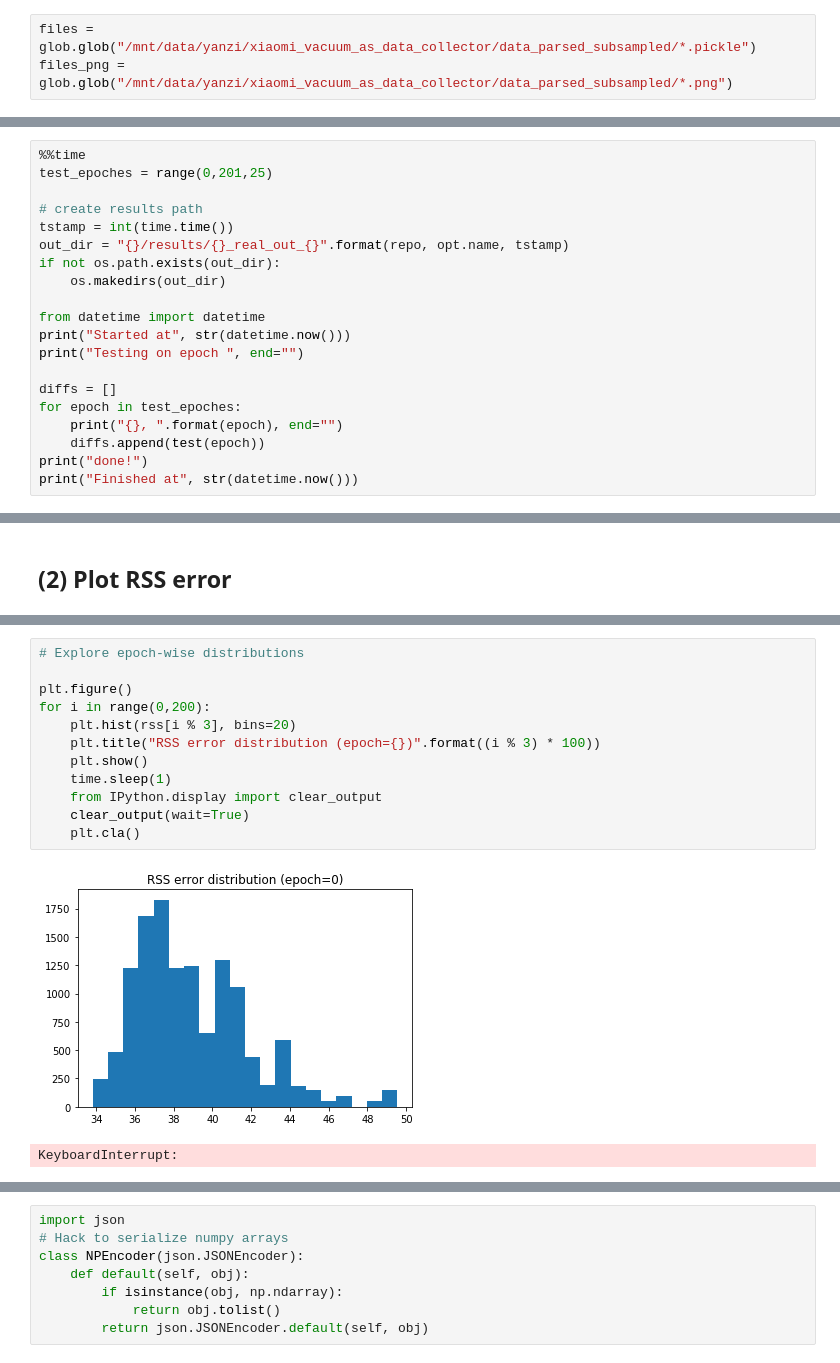
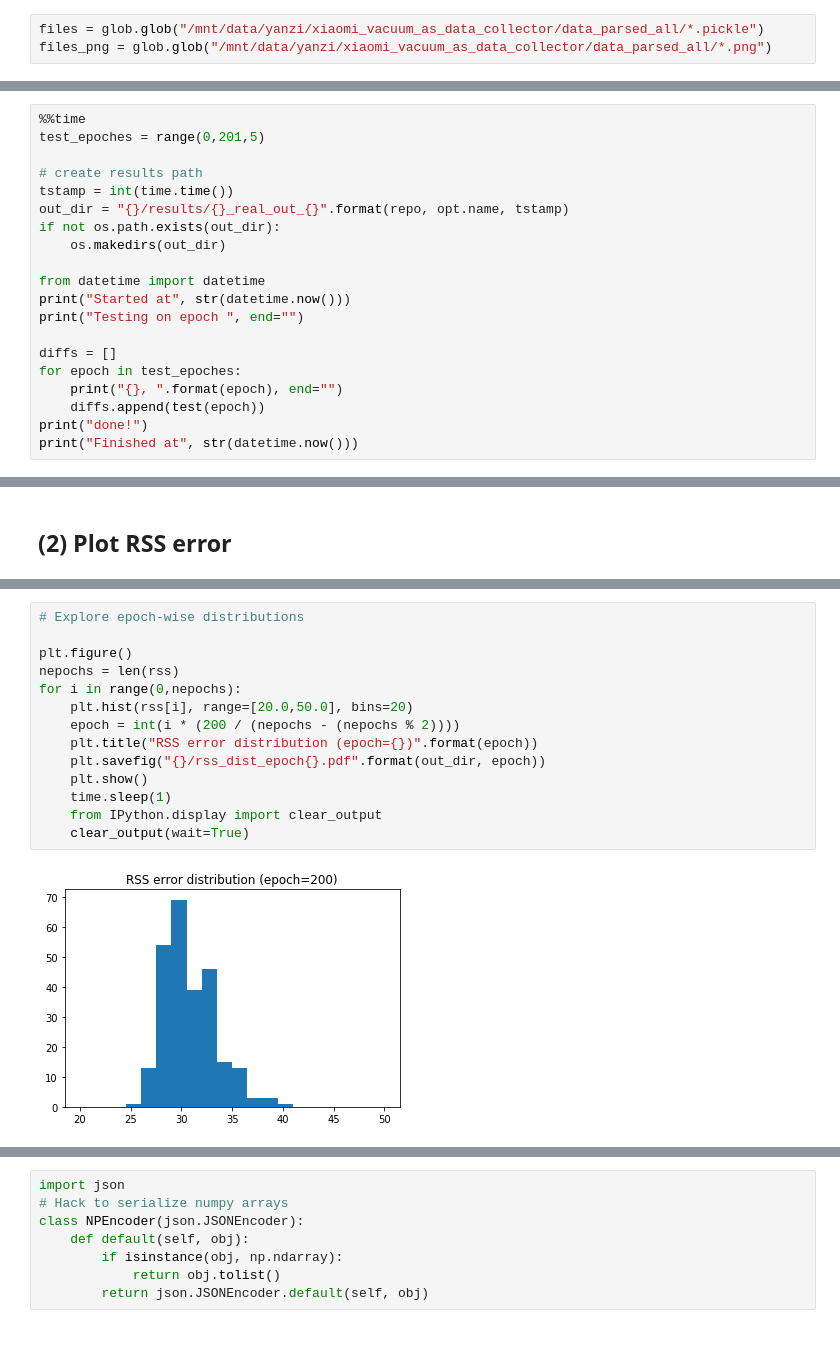
Before and after one commit to Orthocenter/pytorch-CycleGAN-and-pix2pix, a Jupyter notebook: Real data.ipynb, the cells around one changed output, grey strips where cells are left out. Cells and saved outputs as stored; diff of their text form.

Commit message:
Save RSS error histograms

```diff
--- a/Real data.ipynb
+++ b/Real data.ipynb
@@ -4,8 +4,8 @@ import matplotlib.image as mpimg
 # %%
 import glob
 # %%
-files = glob.glob("/mnt/data/yanzi/xiaomi_vacuum_as_data_collector/data_parsed_subsampled/*.pickle")
-files_png = glob.glob("/mnt/data/yanzi/xiaomi_vacuum_as_data_collector/data_parsed_subsampled/*.png")
+files = glob.glob("/mnt/data/yanzi/xiaomi_vacuum_as_data_collector/data_parsed_all/*.pickle")
+files_png = glob.glob("/mnt/data/yanzi/xiaomi_vacuum_as_data_collector/data_parsed_all/*.png")
 # %%
 def file_info(fname):
     parts = fname.split('/')[-1].split('_')
@@ -157,7 +157,7 @@ Image(filename=files_png[idx])
 ---------
 # %%
 %%time
-test_epoches = range(0,201,25)
+test_epoches = range(0,201,5)
 
 # create results path
 tstamp = int(time.time())
@@ -217,16 +220,17 @@ plt.savefig("{}/rss_error.pdf".format(out_dir))
 # %%
 # Explore epoch-wise distributions
 
 plt.figure()
-for i in range(0,200):
-    plt.hist(rss[i % 3], bins=20)
-    plt.title("RSS error distribution (epoch={})".format((i % 3) * 100))
+nepochs = len(rss)
+for i in range(0,nepochs):
+    plt.hist(rss[i], range=[20.0,50.0], bins=20)
+    epoch = int(i * (200 / (nepochs - (nepochs % 2))))
+    plt.title("RSS error distribution (epoch={})".format(epoch))
+    plt.savefig("{}/rss_dist_epoch{}.pdf".format(out_dir, epoch))
     plt.show()
     time.sleep(1)
     from IPython.display import clear_output
     clear_output(wait=True)
-    plt.cla()
 # %% [output]
-[figure, old version]
+[figure, new version]
-KeyboardInterrupt:
 # %% [markdown]
```
Also changed, not shown: parts of 4 cells of this notebook.
